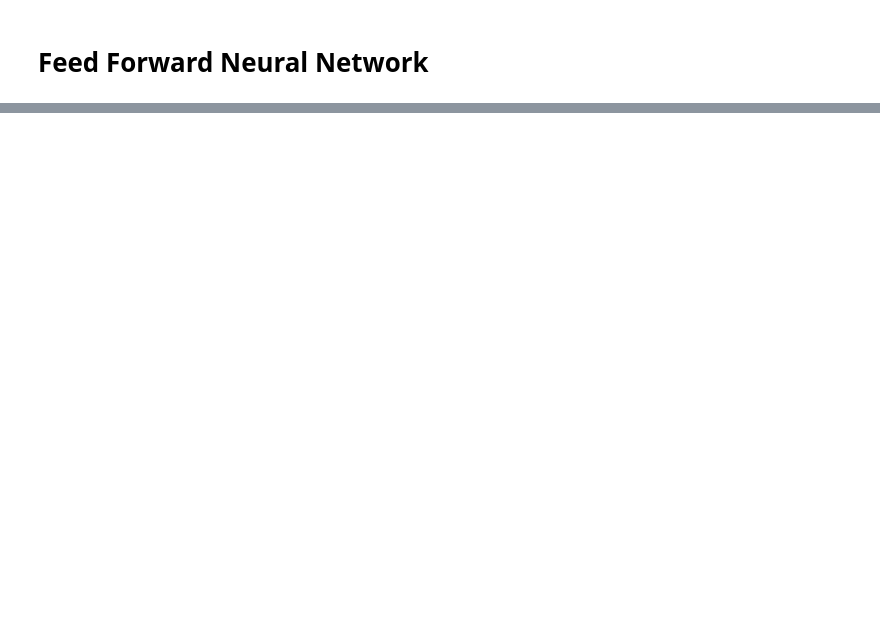
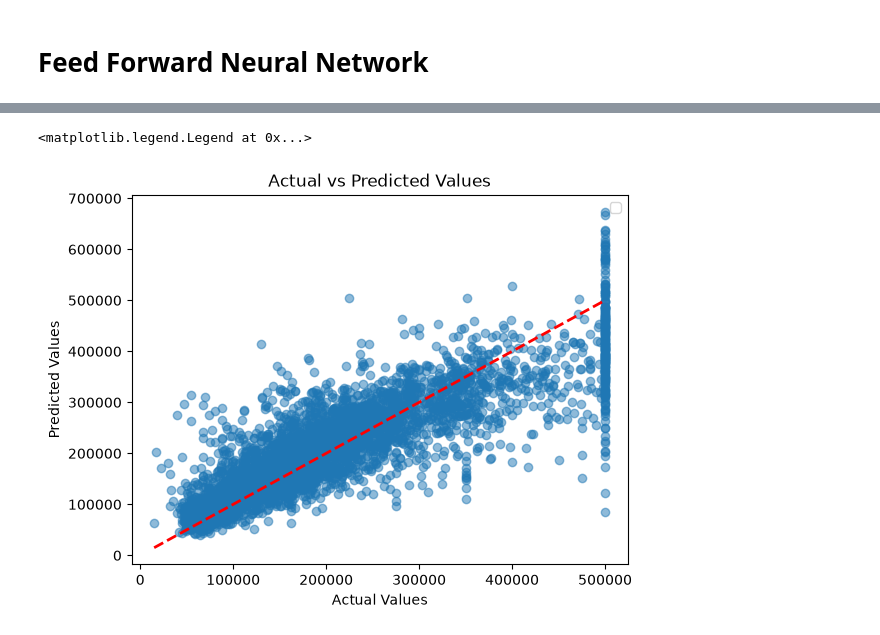
Before and after one commit to TETRAWasTaken/Deep-Learning, a Jupyter notebook: Feed Forward Network/FFN_1.ipynb, the cells around one changed output, grey strips where cells are left out. Saved outputs shown, nothing was run; the diff lists cells and outputs as text; code cells hidden in the pictures; blank space fills up the shorter version.

```diff
--- a/Feed Forward Network/FFN_1.ipynb
+++ b/Feed Forward Network/FFN_1.ipynb
@@ -82,0 +148,11 @@ Actual values: [397900. 227900. 172100. 186500. 148900.]
+# %%
+plt.Figure(figsize=(10, 6))
+plt.scatter(test_labels, model.predict(test_data, verbose=0).flatten(), alpha=0.5)
+plt.title('Actual vs Predicted Values')
+plt.xlabel('Actual Values')
+plt.ylabel('Predicted Values')
+plt.plot([test_labels.min(), test_labels.max()], [test_labels.min(), test_labels.max()], 'r--', lw=2)
+plt.legend()
+# %% [output]
+<matplotlib.legend.Legend at 0x...>
+[figure, added]
```
Also changed, not shown: parts of 14 cells of this notebook.
